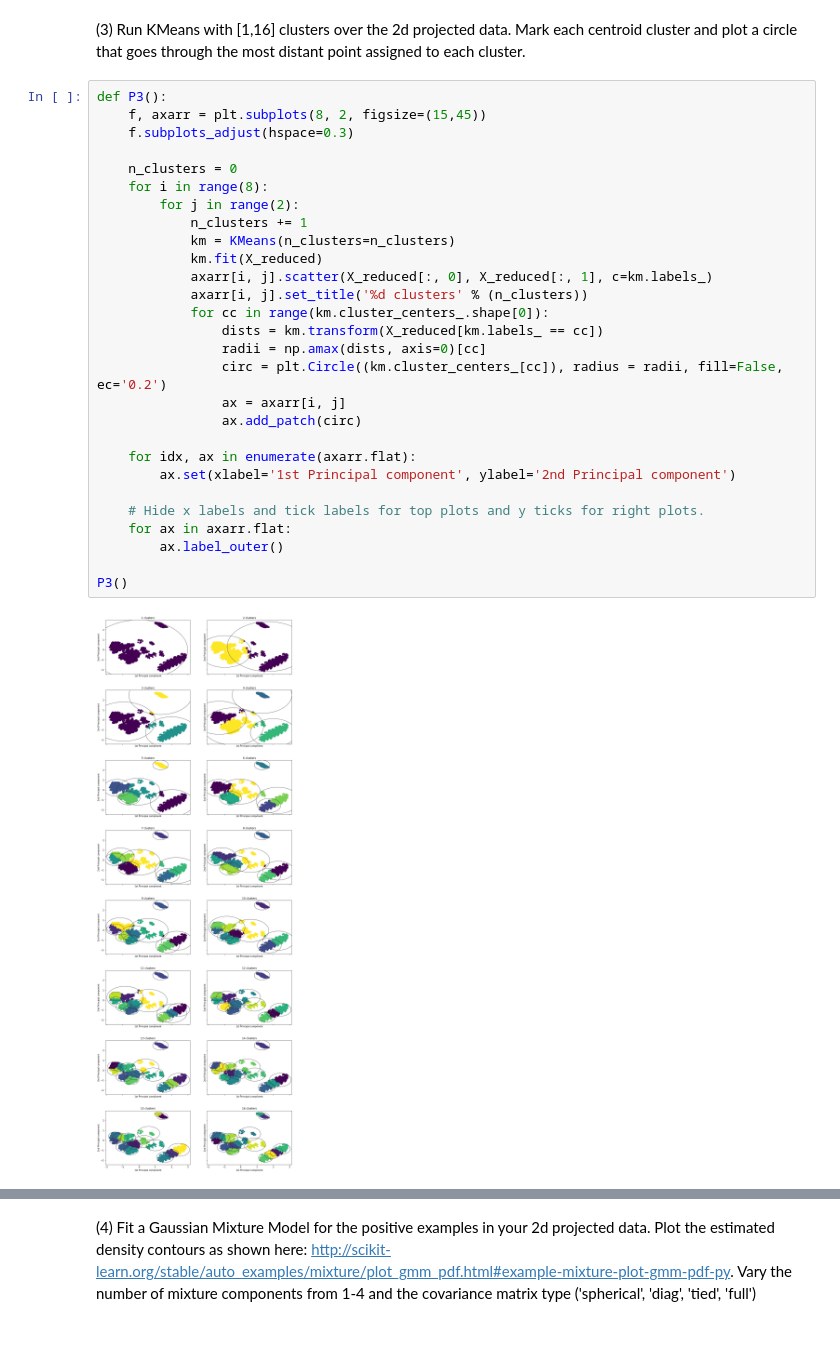
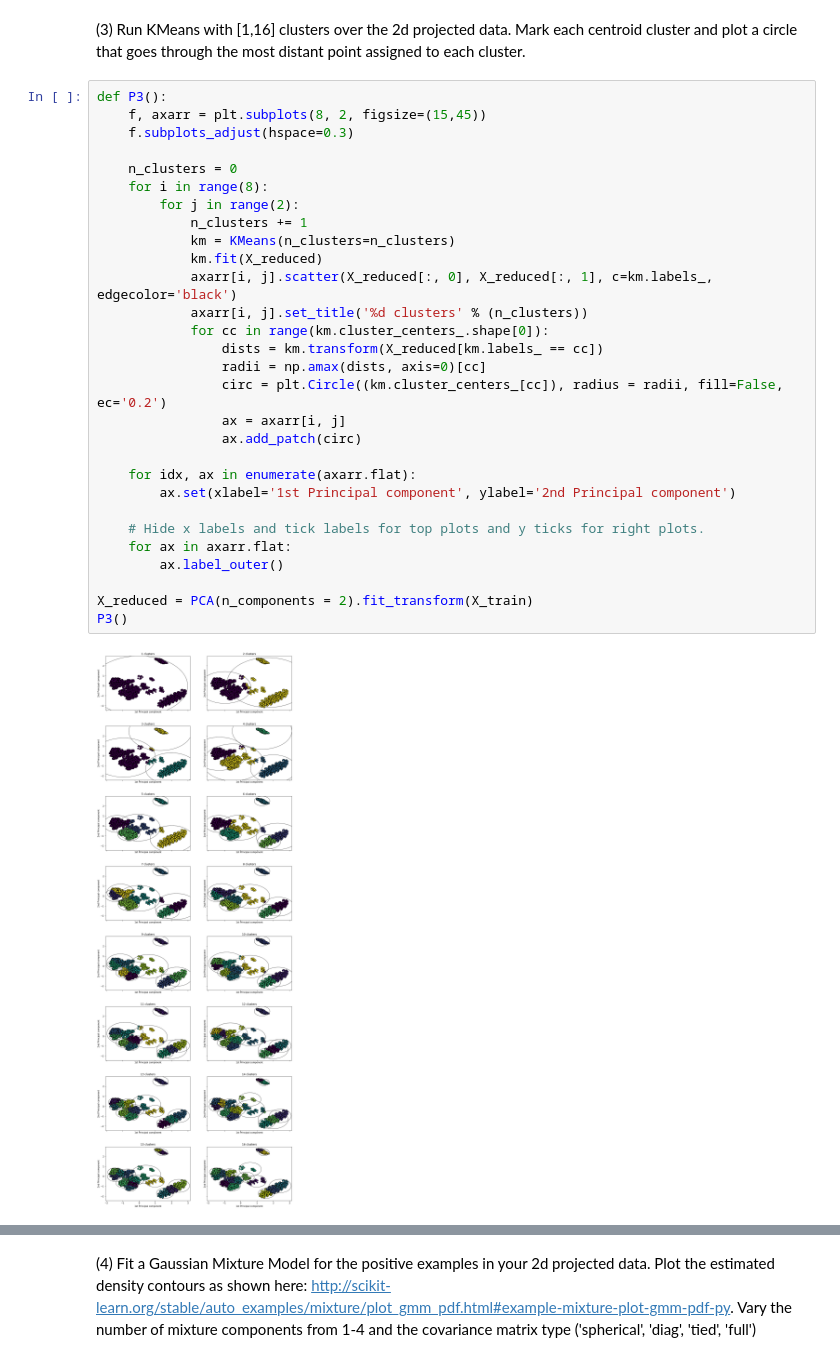
Before and after one commit to sagarkrv/Applied-Machine-Learning, a Jupyter notebook: krv_pragnesh_p3.ipynb, the cells around one changed output, grey strips where cells are left out. Cells and saved outputs as stored; diff of their text form.

```diff
--- a/krv_pragnesh_p3.ipynb
+++ b/krv_pragnesh_p3.ipynb
@@ -121,30 +142,31 @@ P2()
 # %%
 def P3():
     f, axarr = plt.subplots(8, 2, figsize=(15,45))
     f.subplots_adjust(hspace=0.3)
 
     n_clusters = 0
     for i in range(8):
         for j in range(2):
             n_clusters += 1
             km = KMeans(n_clusters=n_clusters)
             km.fit(X_reduced)
-            axarr[i, j].scatter(X_reduced[:, 0], X_reduced[:, 1], c=km.labels_)
+            axarr[i, j].scatter(X_reduced[:, 0], X_reduced[:, 1], c=km.labels_, edgecolor='black')
             axarr[i, j].set_title('%d clusters' % (n_clusters))
             for cc in range(km.cluster_centers_.shape[0]):
                 dists = km.transform(X_reduced[km.labels_ == cc])
                 radii = np.amax(dists, axis=0)[cc]
                 circ = plt.Circle((km.cluster_centers_[cc]), radius = radii, fill=False, ec='0.2')
                 ax = axarr[i, j]
                 ax.add_patch(circ)
 
     for idx, ax in enumerate(axarr.flat):
         ax.set(xlabel='1st Principal component', ylabel='2nd Principal component')
 
     # Hide x labels and tick labels for top plots and y ticks for right plots.
     for ax in axarr.flat:
         ax.label_outer()
 
+X_reduced = PCA(n_components = 2).fit_transform(X_train)
 P3()
 # %% [output]
-[figure, old version]
+[figure, new version]
```
Also changed, not shown: parts of 6 cells of this notebook.
